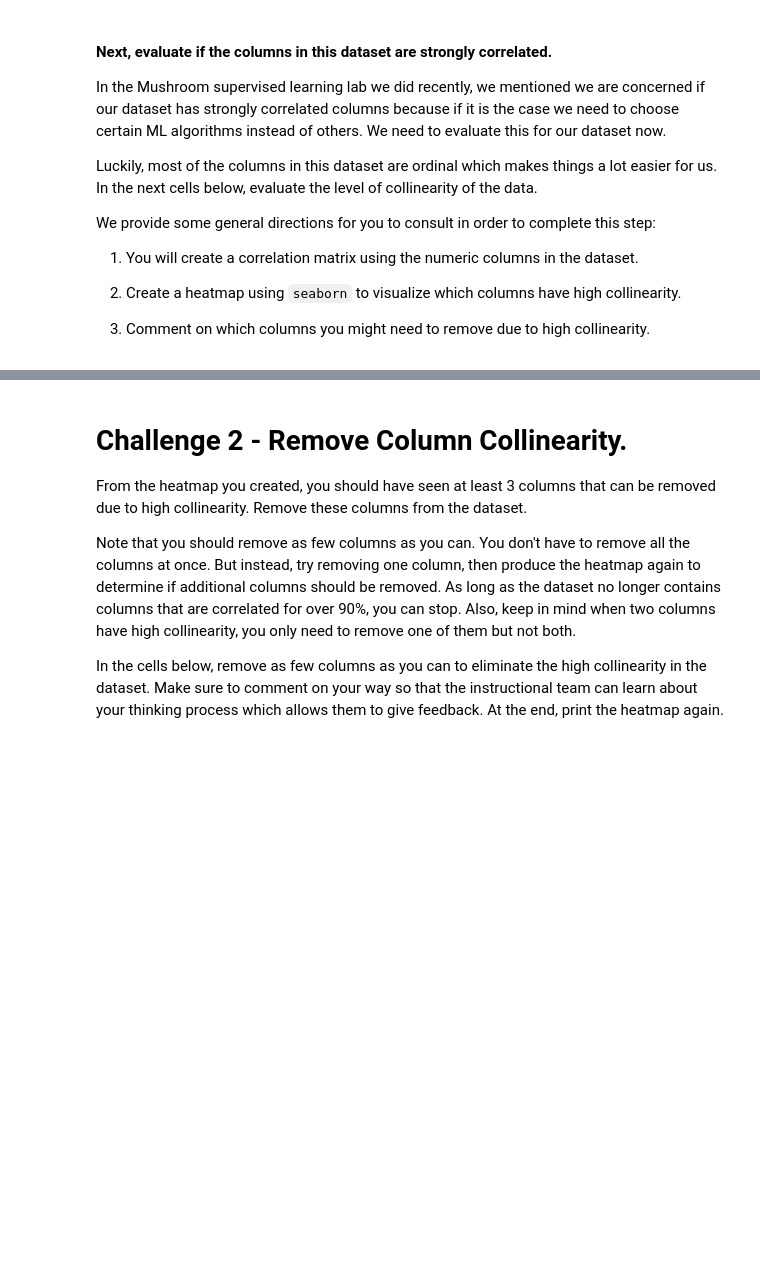
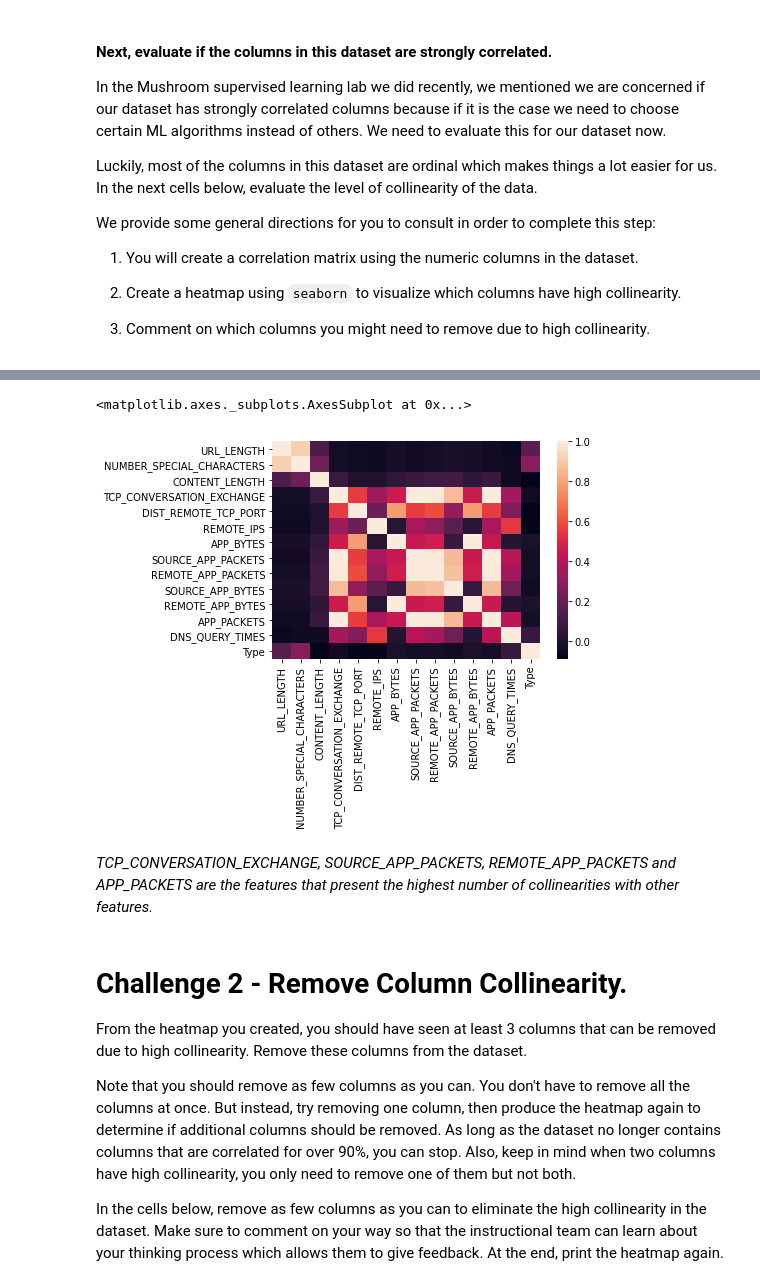
Before and after one commit to ta-data-lis/lab-supervised-learning, a Jupyter notebook: your-code/main.ipynb, the cells around one changed output, grey strips where cells are left out. Cells and saved outputs as stored; diff of their text form; code cells hidden in the pictures; blank space fills up the shorter version.

```diff
--- a/your-code/main.ipynb
+++ b/your-code/main.ipynb
@@ -57,3 +166,10 @@ We provide some general directions for you to consult in order to complete this
+# %%
+sns.heatmap(websites.corr())
+# %% [output]
+<matplotlib.axes._subplots.AxesSubplot at 0x...>
+[figure, added]
+# %% [markdown]
+*TCP_CONVERSATION_EXCHANGE, SOURCE_APP_PACKETS, REMOTE_APP_PACKETS and APP_PACKETS are the features that present the highest number of collinearities with other features.*
 # %% [markdown]
 # Challenge 2 - Remove Column Collinearity.
 
```
Also changed, not shown: parts of 56 cells of this notebook.
